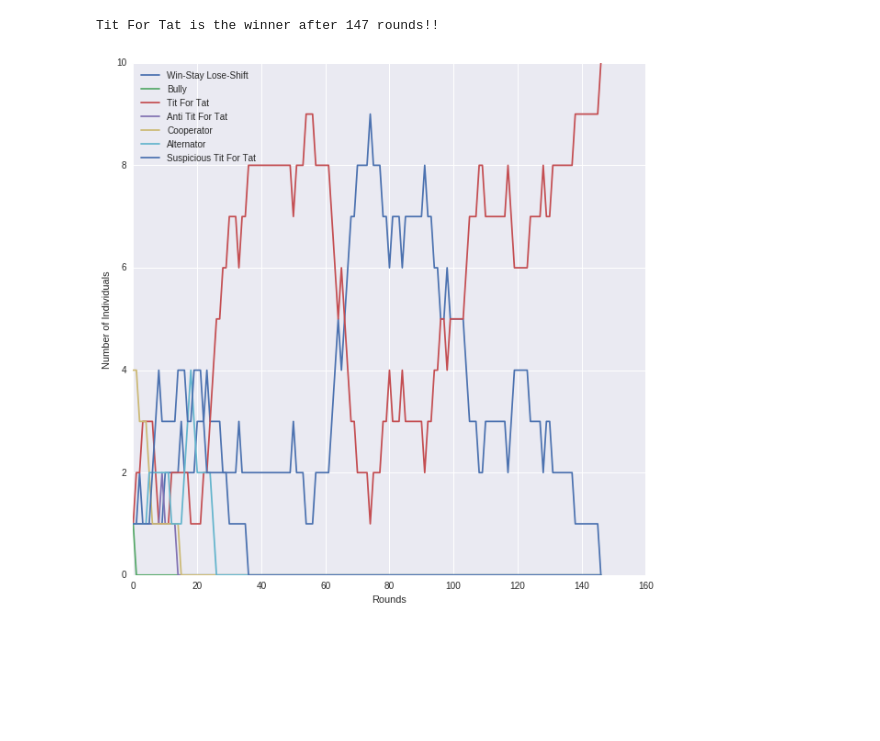
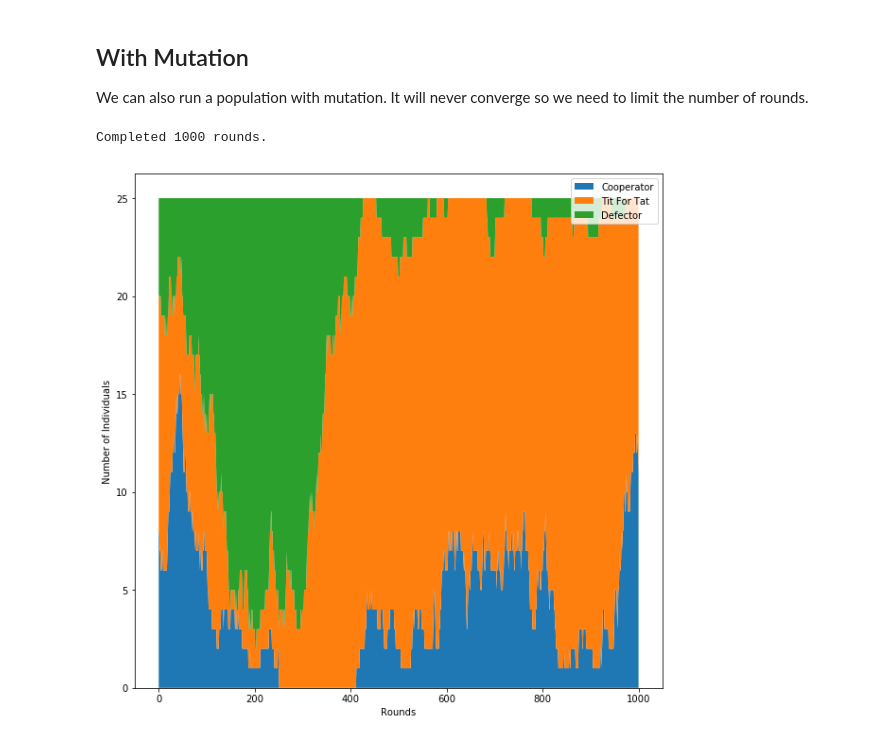
Before and after one commit to konstantinmds/Axelrod-notebooks, a Jupyter notebook: Moran Process.ipynb, the cells around one changed output. Drawn from its saved outputs; the diff is of its cells as text; code cells hidden in the pictures; blank space fills up the shorter version.

Commit message:
Update Moran notebook

```diff
--- a/Moran Process.ipynb
+++ b/Moran Process.ipynb
@@ -107,0 +23,13 @@ def moran_process(players, turns=10, verbose=True):
+# %%
+# Create a population of size 30
+N = 20
+players = []
+for _ in range(N):
+    player = random.choice(axl.basic_strategies)
+    players.append(player())
+
+# Run the process. Eventually there will be only
+# one player type left.
+mp = axl.MoranProcess(players=players, turns=200)
+mp.play()
+print("The winner is:", mp.winning_strategy_name)
@@ -108,32 +58,38 @@ def moran_process(players, turns=10, verbose=True):
+# %% [markdown]
+## With Mutation
+
+We can also run a population with mutation. It will never converge so we need to limit the number of rounds.
 # %%
-# Run the process
-
-N = 10
+# Create a population of size 30
+N = 25
 players = []
 for _ in range(N):
-    player = random.choice(axl.basic_strategies)
+    player = random.choice([axl.TitForTat, axl.Cooperator, axl.Defector])
     players.append(player())
 
-populations, scores = moran_process(players, verbose=False)
-winner_name = list(populations[-1].keys())[0]
-rounds = len(populations)
-print(winner_name, "is the winner after {rounds} rounds!!".format(rounds=rounds))
+rounds = 1000
+mp = axl.MoranProcess(players=players, turns=200, mutation_rate=0.05)
+list(itertools.islice(mp, rounds))
+print("Completed {} rounds.".format(rounds))
 # %% [output]
-Tit For Tat is the winner after 147 rounds!!
+Completed 1000 rounds.
 # %%
-# Plot the results, first the populations
+# Plot the results
 
-player_names = populations[0].keys()
+player_names = mp.populations[0].keys()
+
+plot_data = []
+labels = []
 for name in player_names:
-    values = [counter[name] for counter in populations]
+    labels.append(name)
+    values = [counter[name] for counter in mp.populations]
+    plot_data.append(values)
     domain = range(len(values))
-    plt.plot(domain, values, label=name)
 
-ax = plt.gca()
-handles, labels = ax.get_legend_handles_labels()
-ax.legend(handles, labels, loc="upper left")
+plt.stackplot(domain, plot_data, labels=labels)
+plt.legend()
 plt.xlabel("Rounds")
 plt.ylabel("Number of Individuals")
 plt.show()
 # %% [output]
-[figure, old version]
+[figure, new version]
```
Also changed, not shown: parts of 8 cells of this notebook.
